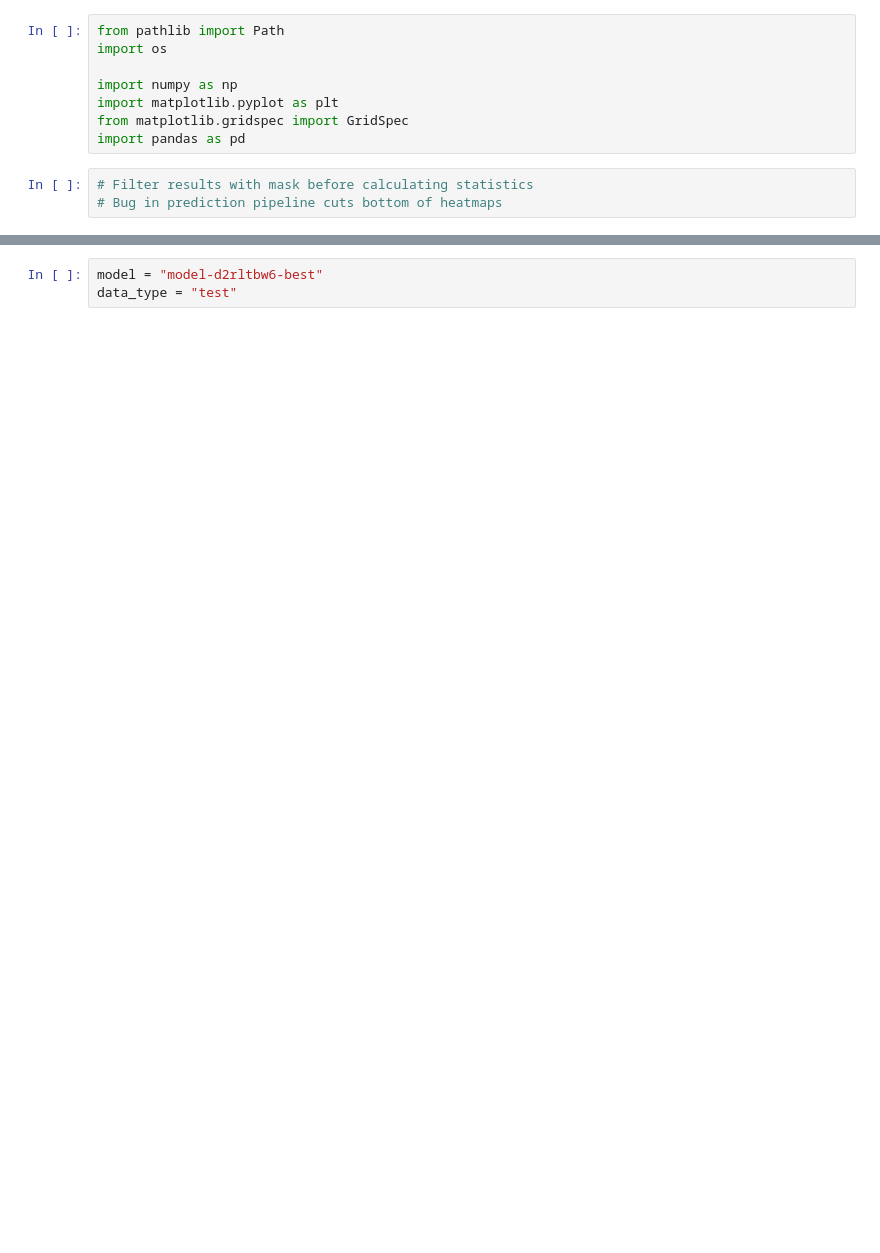
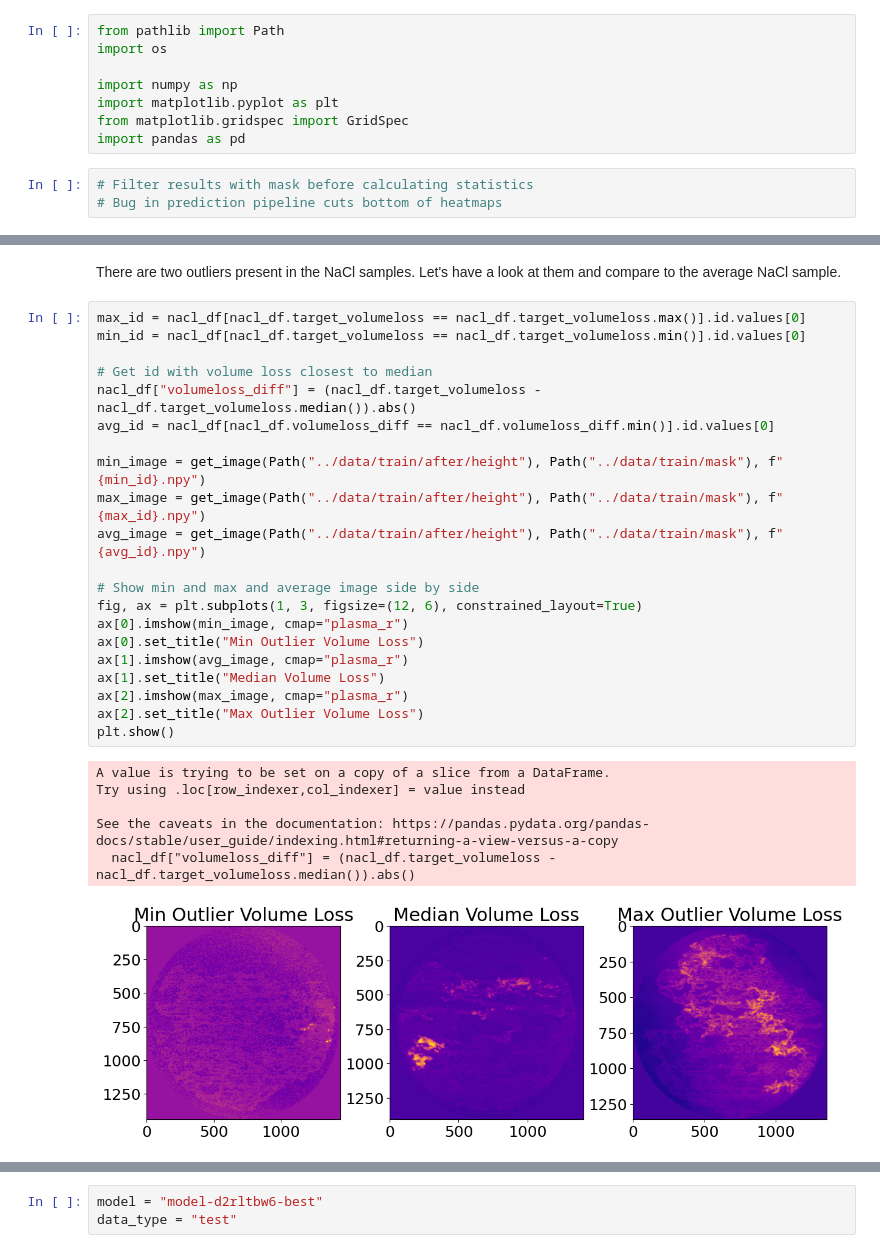
Before and after one commit to lars-dammann/ai2, a Jupyter notebook: results/result-analysis.ipynb, the cells around one changed output, grey strips where cells are left out. Cells and saved outputs as stored; diff of their text form; blank space fills up the shorter version.

```diff
--- a/results/result-analysis.ipynb
+++ b/results/result-analysis.ipynb
@@ -204,0 +134,30 @@ def analyse_samples(input_df, data_types, title=None):
+# %% [markdown]
+There are two outliers present in the NaCl samples. Let's have a look at them and compare to the average NaCl sample.
+# %%
+max_id = nacl_df[nacl_df.target_volumeloss == nacl_df.target_volumeloss.max()].id.values[0]
+min_id = nacl_df[nacl_df.target_volumeloss == nacl_df.target_volumeloss.min()].id.values[0]
+
+# Get id with volume loss closest to median
+nacl_df["volumeloss_diff"] = (nacl_df.target_volumeloss - nacl_df.target_volumeloss.median()).abs()
+avg_id = nacl_df[nacl_df.volumeloss_diff == nacl_df.volumeloss_diff.min()].id.values[0]
+
+min_image = get_image(Path("../data/train/after/height"), Path("../data/train/mask"), f"{min_id}.npy")
+max_image = get_image(Path("../data/train/after/height"), Path("../data/train/mask"), f"{max_id}.npy")
+avg_image = get_image(Path("../data/train/after/height"), Path("../data/train/mask"), f"{avg_id}.npy")
+
+# Show min and max and average image side by side
+fig, ax = plt.subplots(1, 3, figsize=(12, 6), constrained_layout=True)
+ax[0].imshow(min_image, cmap="plasma_r")
+ax[0].set_title("Min Outlier Volume Loss")
+ax[1].imshow(avg_image, cmap="plasma_r")
+ax[1].set_title("Median Volume Loss")
+ax[2].imshow(max_image, cmap="plasma_r")
+ax[2].set_title("Max Outlier Volume Loss")
+plt.show()
+# %% [output]
+A value is trying to be set on a copy of a slice from a DataFrame.
+Try using .loc[row_indexer,col_indexer] = value instead
+
+See the caveats in the documentation: https://pandas.pydata.org/pandas-docs/stable/user_guide/indexing.html#returning-a-view-versus-a-copy
+  nacl_df["volumeloss_diff"] = (nacl_df.target_volumeloss - nacl_df.target_volumeloss.median()).abs()
+[figure, added]
```
Also changed, not shown: parts of 13 cells of this notebook.
